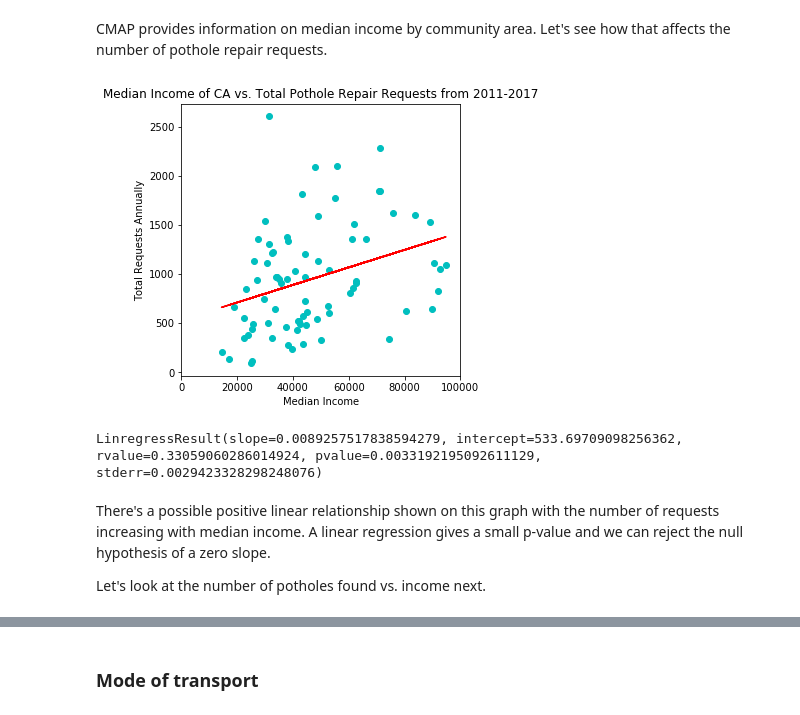
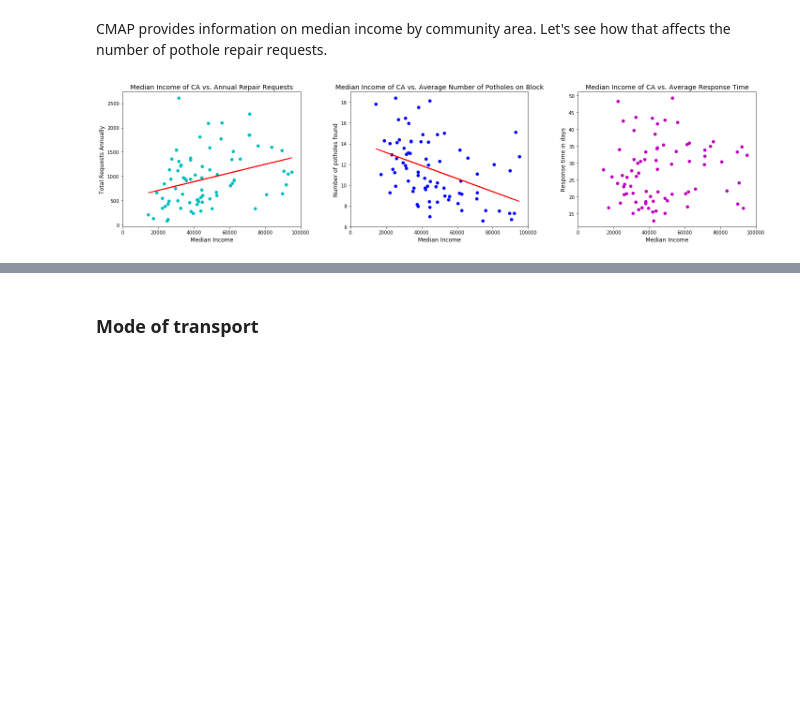
Before and after one commit to mdhanna/Chicago_Pothole_Analysis, a Jupyter notebook: Capstone1_Chicago_Pothole_Analysis.ipynb, the cells around one changed output, grey strips where cells are left out. Drawn from its saved outputs; the diff is of its cells as text; code cells hidden in the pictures; blank space fills up the shorter version.

```diff
--- a/Capstone1_Chicago_Pothole_Analysis.ipynb
+++ b/Capstone1_Chicago_Pothole_Analysis.ipynb
@@ -41,7 +41,7 @@ for date in df['COMPLETION DATE']:
         cleanedCompletionDate.append(datetime.datetime.strptime(date, '%Y-%m-%dT%H:%M:%S'))
     else:
         cleanedCompletionDate.append(None)
-df.insert(3, 'cleaned Completion Date', cleanedCompletionDate)
+df.insert(3, 'clean Completion Date', cleanedCompletionDate)
 
 #Convert creation date from string to datetime object
 cleanedCreationDate = []
@@ -50,10 +50,10 @@ for date in df['CREATION DATE']:
         cleanedCreationDate.append(datetime.datetime.strptime(date, '%Y-%m-%dT%H:%M:%S'))
     else:
         cleanedCreationDate.append(None)
-df.insert(1, 'cleaned Creation Date', cleanedCreationDate)
+df.insert(1, 'clean Creation Date', cleanedCreationDate)
 
 #Convert 'Number of Potholes Filled on Block' to integers and latitude, longitude, x & y coordinates to floats
-df.insert(10, 'Num Potholes Filled On Block', pd.to_numeric(df['NUMBER OF POTHOLES FILLED ON BLOCK'], errors = 'ignore', downcast = 'integer'))
+df.insert(10, 'Num Holes Found', pd.to_numeric(df['NUMBER OF POTHOLES FILLED ON BLOCK'], errors = 'ignore', downcast = 'integer'))
 df.insert(11, 'X Coordinate', pd.to_numeric(df['X COORDINATE']).fillna(''))
 df.insert(12, 'Y Coordinate', pd.to_numeric(df['Y COORDINATE']).fillna(''))
 df.insert(13, 'Latitude', pd.to_numeric(df['LATITUDE']).fillna(''))
@@ -118,11 +139,11 @@ df = pd.merge(df, dfWards, on='Ward')
 # %% [markdown]
 First, let's test the City's statement that "Pothole repairs are generally completed within 7 days from the first report of a pothole to 311."
 # %%
-df['timePassed'] = (df['cleaned Completion Date'] - df['cleaned Creation Date']).dt.days
+df['timePassed'] = (df['clean Completion Date'] - df['clean Creation Date']).dt.days
 
-weekOrLess = df[df['timePassed'] < 7]
+weekOrLess = df[df['timePassed'] <= 7]
 
 #Count by creation date to find all requests
-pctWeekOrLess = weekOrLess['cleaned Creation Date'].count() * 100 / df['cleaned Creation Date'].count()
+pctWeekOrLess = weekOrLess['clean Creation Date'].count() * 100 / df['clean Creation Date'].count()
 pctWeekOrLess
 # %% [output]
@@ -197,7 +218,7 @@ winter = [12, 1, 2]
 seasons = []
 
 #Run through creation dates in dataframe and append correct season to list
-for date in df['cleaned Creation Date']:
+for date in df['clean Creation Date']:
     if date.month in winter:
         seasons.append('winter')
     elif date.month in fall:
@@ -564,7 +604,7 @@ CA_key[CA_key['CA Numbers in DF'] == False]
 Let's first look at how pothole requests compare when we look at community areas (CA's).
 # %%
 #Divide CA_requests by 6.5 to find annual requests
-CA_requests = totalDF.groupby('GEOG')['cleaned Creation Date'].count() / 6.5
+CA_requests = totalDF.groupby('GEOG')['clean Creation Date'].count() / 6.5
 fig = plt.figure(figsize=(18, 9))
 CA_requests.plot(kind='bar', color = 'darkcyan');
 plt.ylabel('Number of requests');
@@ -651,25 +729,40 @@ CMAP provides information on median income by community area.  Let's see how tha
 # %%
 medIncome = censusDF.MEDINC.copy()
 medIncome.index = list(censusDF.GEOG)
 
-fig = plt.figure(figsize=(5,5));
+fig = plt.figure(figsize=(20,5));
+plt.subplot(1,3,1)
 plt.plot(medIncome, CA_requests, 'co');
 plt.xlim([0,100000])
-plt.xlabel('Median Income');
-plt.ylabel('Total Requests Annually');
-plt.title('Median Income of CA vs. Total Pothole Repair Requests from 2011-2017');
+plt.xlabel('Median Income', fontsize = 12);
+plt.ylabel('Total Requests Annually', fontsize = 12);
+plt.title('Median Income of CA vs. Annual Repair Requests', fontsize = 14);
 
 #Add regression line
 slope, intercept, r, p, stderr = linregress(medIncome, CA_requests)
 line_values = [slope * i + intercept for i in list(medIncome)]
 plt.plot(list(medIncome), line_values, '-r');
+
+plt.subplot(1,3,2)
+plt.plot(medIncome, avgPotholeNumByCA, 'bo');
+plt.xlim([0,100000])
+plt.xlabel('Median Income', fontsize = 12);
+plt.ylabel('Number of potholes found', fontsize = 12);
+plt.title('Median Income of CA vs. Average Number of Potholes on Block', fontsize = 14);
+
+#Add regression line
+slope, intercept, r, p, stderr = linregress(medIncome, avgPotholeNumByCA)
+line_values = [slope * i + intercept for i in list(medIncome)]
+plt.plot(list(medIncome), line_values, '-r');
+
+CA_response = totalDF.groupby(['GEOG'])['timePassed'].mean()
+
+plt.subplot(1,3,3)
+plt.plot(medIncome, avgDaysCA, 'mo');
+plt.xlim([0,100000])
+plt.xlabel('Median Income', fontsize = 12);
+plt.ylabel('Response time in days', fontsize = 12);
+plt.title('Median Income of CA vs. Average Response Time', fontsize = 14);
+fig.tight_layout()
 # %% [output]
-[figure, old version]
+[figure, new version]
-# %%
-linregress(medIncome, CA_requests)
-# %% [output]
-LinregressResult(slope=0.0089257517838594279, intercept=533.69709098256362, rvalue=0.33059060286014924, pvalue=0.0033192195092611129, stderr=0.0029423328298248076)
-# %% [markdown]
-There's a possible positive linear relationship shown on this graph with the number of requests increasing with median income.  A linear regression gives a small p-value and we can reject the null hypothesis of a zero slope.
-
-Let's look at the number of potholes found vs. income next.
```
Also changed, not shown: parts of 52 cells of this notebook.
